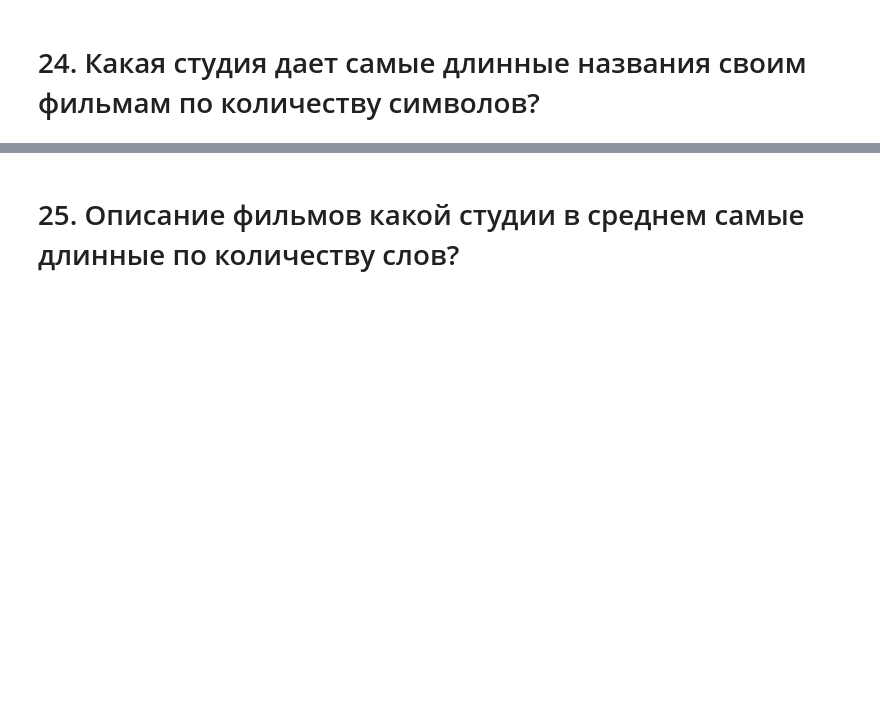
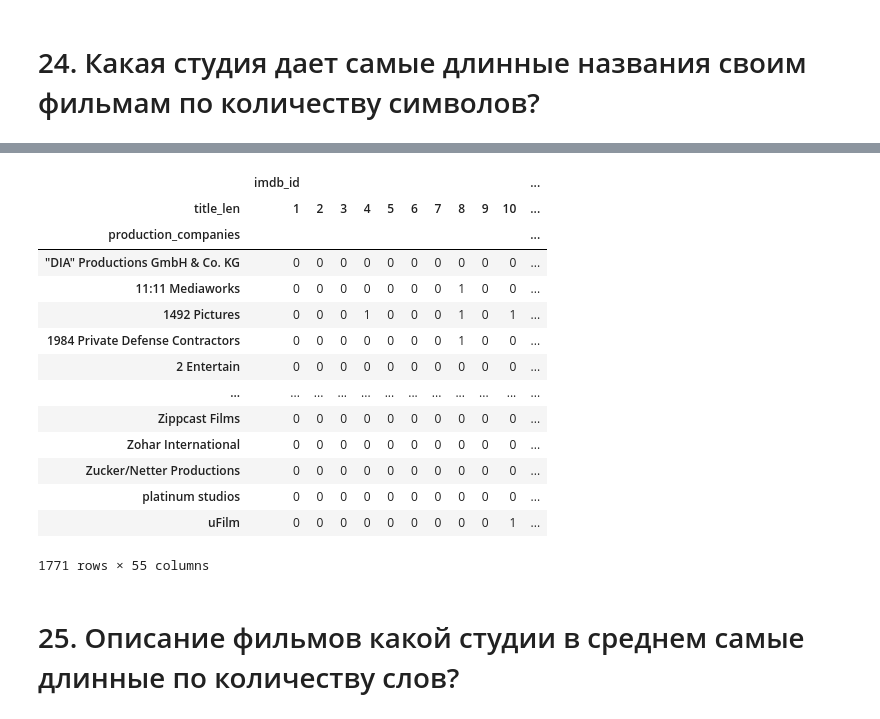
Before and after one commit to goryachenkova/ProjectsSkillFactory, a Jupyter notebook: module_1/Movies_IMBD_v4.1_TEMPLATE.ipynb, the cells around one changed output, grey strips where cells are left out. Drawn from its saved outputs; the diff is of its cells as text; code cells hidden in the pictures; blank space fills up the shorter version.

```diff
--- a/module_1/Movies_IMBD_v4.1_TEMPLATE.ipynb
+++ b/module_1/Movies_IMBD_v4.1_TEMPLATE.ipynb
@@ -988,3 +736,7 @@ data_test.head(2)
 | 1 | tt1392190 | 150000000 | 378436354 | Mad Max: Fury Road | Tom Hardy|Charlize Theron|Hugh Ke... | George Miller | What a Lovely Day. | An apocalyptic story set in the f... | 120 | Action|Adventure|Science Fiction|... | ... |
 # %%
 data_test['month'] = data_test['release_date'].apply(lambda x: x.month)
+# %%
+data['release_date'] = data['release_date'].apply(month)
+# %%
+data['month'] = data['release_date'].apply(lambda x: x.month)
@@ -1030,2 +858,6 @@ answers['22'] = '2. 450'
 # %% [markdown]
 # 24. Какая студия дает самые длинные названия своим фильмам по количеству символов?
+# %%
+data_studio = data.assign(production_companies = data.production_companies.str.split('|')).explode('production_companies')\
+.reset_index(drop = True)
+data_studio.head()
@@ -1031,0 +871,3 @@ answers['22'] = '2. 450'
+# %%
+data_studio['title_len'] = data_studio['original_title'].apply(lambda x: len(x))
+data_studio[data_studio['title_len'] == data_studio['title_len'].max()]
@@ -1032,2 +896,26 @@ answers['22'] = '2. 450'
+# %%
+data_studio_pivot = data_studio.pivot_table(values = ['imdb_id'],\
+                                           index = ['production_companies'],
+                                           columns = ['title_len'],
+                                            fill_value = 0,
+                                           aggfunc = 'count')
+
+data_studio_pivot
+# %% [output]
+|  | imdb_id |  |  |  |  |  |  |  |  |  | ... |
+| title_len | 1 | 2 | 3 | 4 | 5 | 6 | 7 | 8 | 9 | 10 | ... |
+| production_companies |  |  |  |  |  |  |  |  |  |  | ... |
+| "DIA" Productions GmbH & Co. KG | 0 | 0 | 0 | 0 | 0 | 0 | 0 | 0 | 0 | 0 | ... |
+| 11:11 Mediaworks | 0 | 0 | 0 | 0 | 0 | 0 | 0 | 1 | 0 | 0 | ... |
+| 1492 Pictures | 0 | 0 | 0 | 1 | 0 | 0 | 0 | 1 | 0 | 1 | ... |
+| 1984 Private Defense Contractors | 0 | 0 | 0 | 0 | 0 | 0 | 0 | 1 | 0 | 0 | ... |
+| 2 Entertain | 0 | 0 | 0 | 0 | 0 | 0 | 0 | 0 | 0 | 0 | ... |
+| ... | ... | ... | ... | ... | ... | ... | ... | ... | ... | ... | ... |
+| Zippcast Films | 0 | 0 | 0 | 0 | 0 | 0 | 0 | 0 | 0 | 0 | ... |
+| Zohar International | 0 | 0 | 0 | 0 | 0 | 0 | 0 | 0 | 0 | 0 | ... |
+| Zucker/Netter Productions | 0 | 0 | 0 | 0 | 0 | 0 | 0 | 0 | 0 | 0 | ... |
+| platinum studios | 0 | 0 | 0 | 0 | 0 | 0 | 0 | 0 | 0 | 0 | ... |
+| uFilm | 0 | 0 | 0 | 0 | 0 | 0 | 0 | 0 | 0 | 1 | ... |
+1771 rows × 55 columns
 # %% [markdown]
 # 25. Описание фильмов какой студии в среднем самые длинные по количеству слов?
```
Also changed, not shown: parts of 50 cells of this notebook, 1 other file.
